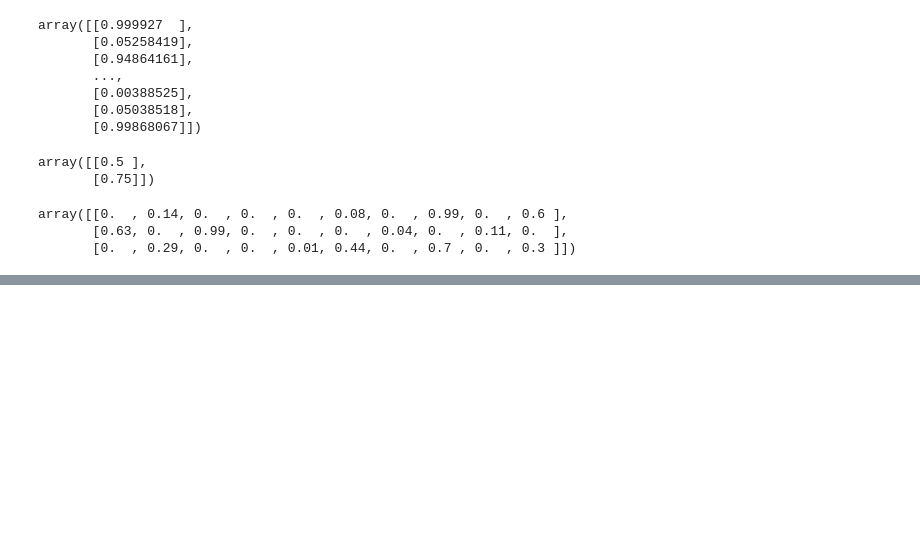
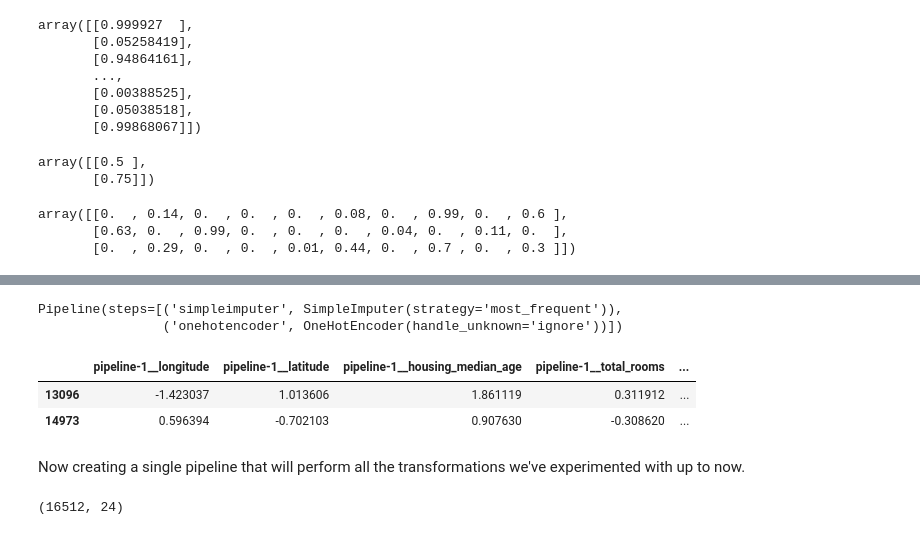
Before and after one commit to nepalsandesh/California_Housing, a Jupyter notebook: California_Housing_Price_Prediction.ipynb, the cells around one changed output, grey strips where cells are left out. Cells and saved outputs as stored; diff of their text form; code cells hidden in the pictures; blank space fills up the shorter version.

```diff
--- a/California_Housing_Price_Prediction.ipynb
+++ b/California_Housing_Price_Prediction.ipynb
@@ -866,0 +972,15 @@ Gaussian RBF similarity to the nearest cluster center
+# %%
+from sklearn.compose import ColumnTransformer
+
+num_attribs = ["longitude", "latitude", "housing_median_age", "total_rooms",
+               "total_bedrooms", "population", "households", "median_income"]
+cat_attribs = ["ocean_proximity"]
+
+cat_pipeline = make_pipeline(
+    SimpleImputer(strategy="most_frequent"),
+    OneHotEncoder(handle_unknown="ignore"))
+
+preprocessing = ColumnTransformer([
+    ("num", num_pipeline, num_attribs),
+    ("cat", cat_pipeline, cat_attribs)
+])
@@ -866,0 +1004,28 @@ Gaussian RBF similarity to the nearest cluster center
+# %%
+cat_pipeline
+# %% [output]
+Pipeline(steps=[('simpleimputer', SimpleImputer(strategy='most_frequent')),
+                ('onehotencoder', OneHotEncoder(handle_unknown='ignore'))])
+# %%
+from sklearn.compose import make_column_selector, make_column_transformer
+
+preprocessing = make_column_transformer(
+    (num_pipeline, make_column_selector(dtype_include=np.number)),
+    (cat_pipeline, make_column_selector(dtype_include=object)),
+)
+# %%
+housing_prepared = preprocessing.fit_transform(housing)
+# %%
+# extra code – shows that we can get a DataFrame out if we want
+housing_prepared_fr = pd.DataFrame(
+    housing_prepared,
+    columns=preprocessing.get_feature_names_out(),
+    index=housing.index)
+housing_prepared_fr.head(2)
+# %% [output]
+|  | pipeline-1__longitude | pipeline-1__latitude | pipeline-1__housing_median_age | pipeline-1__total_rooms | ... |
+| 13096 | -1.423037 | 1.013606 | 1.861119 | 0.311912 | ... |
+| 14973 | 0.596394 | -0.702103 | 0.907630 | -0.308620 | ... |
+# %% [markdown]
+Now creating a single pipeline that will perform all the transformations
+we've experimented with up to now.
@@ -866,0 +1064,4 @@ Gaussian RBF similarity to the nearest cluster center
+# %%
+housing_prepared.shape
+# %% [output]
+(16512, 24)
```
Also changed, not shown: parts of 23 cells of this notebook.
